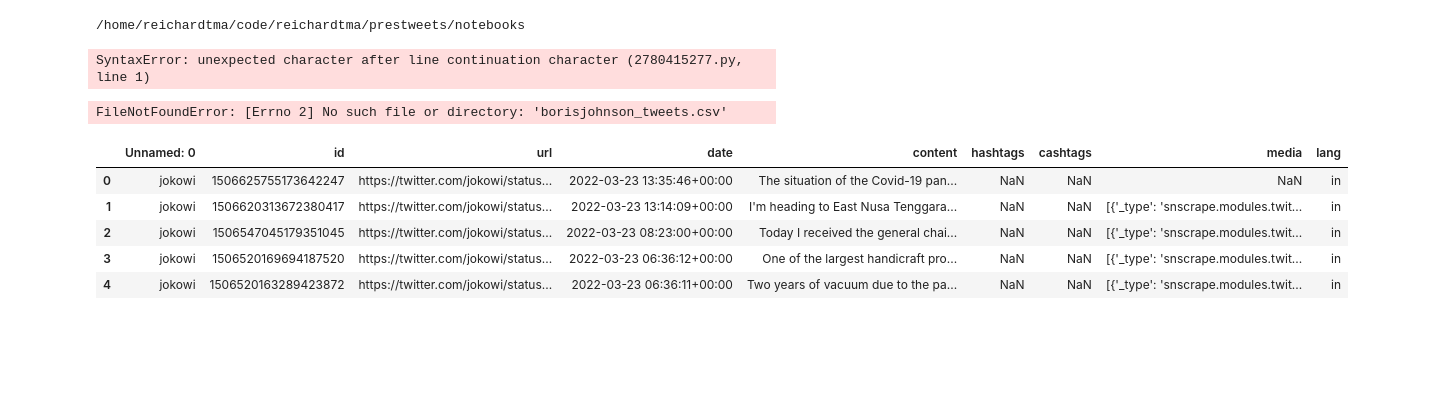
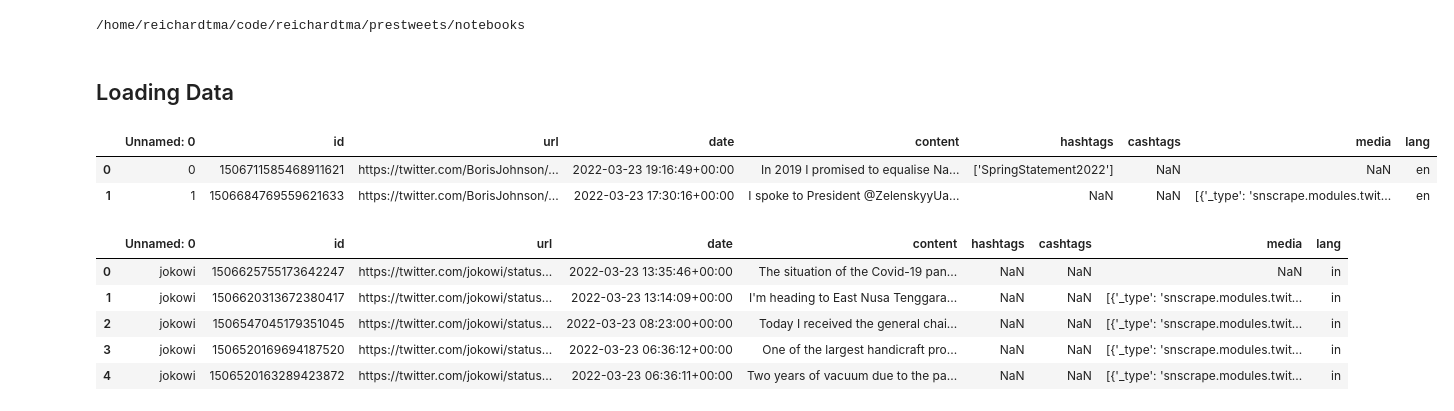
Before and after one commit to reichardtma/prestweets, a Jupyter notebook: notebooks/Data Visualisation-Martin.ipynb, the cells around one changed output. Saved outputs shown, nothing was run; the diff lists cells and outputs as text; code cells hidden in the pictures; blank space fills up the shorter version.

```diff
--- a/notebooks/Data Visualisation-Martin.ipynb
+++ b/notebooks/Data Visualisation-Martin.ipynb
@@ -26,7 +33,5 @@ from bs4 import BeautifulSoup
 print(os.getcwd())
 # %% [output]
 /home/reichardtma/code/reichardtma/prestweets/notebooks
-# %%
-csv_path = os.path.join(\"..\",\"raw_data\")
-# %% [output]
-SyntaxError: unexpected character after line continuation character (2780415277.py, line 1)
+# %% [markdown]
+## Loading Data
@@ -33,17 +40,21 @@ SyntaxError: unexpected character after line continuation character (2780415277.
+# %%
+pd.read_csv(os.path.join(csv_path, 'borisjohnson_tweets.csv')).head(2)
+# %% [output]
+|  | Unnamed: 0 | id | url | date | content | hashtags | cashtags | media | lang |
+| 0 | 0 | 1506711585468911621 | https://twitter.com/BorisJohnson/... | 2022-03-23 19:16:49+00:00 | In 2019 I promised to equalise Na... | ['SpringStatement2022'] | NaN | NaN | en |
+| 1 | 1 | 1506684769559621633 | https://twitter.com/BorisJohnson/... | 2022-03-23 17:30:16+00:00 | I spoke to President @ZelenskyyUa... | NaN | NaN | [{'_type': 'snscrape.modules.twit... | en |
 # %%
-boris = pd.read_csv('borisjohnson_tweets.csv')
-jokowi = pd.read_csv('jokowi_tweets.csv')
+boris = pd.read_csv(os.path.join(csv_path, 'borisjohnson_tweets.csv'))
+jokowi = pd.read_csv(os.path.join(csv_path, 'jokowi_tweets.csv'))
 jokowi['content'] = jokowi['Translation']
 jokowi = jokowi.drop(columns= ['Translation'])
-jb = pd.read_csv('jairbolsonaro_tweets.csv')
+jb = pd.read_csv(os.path.join(csv_path, 'jairbolsonaro_tweets.csv'))
 jb['content'] = jb['Translation']
 jb = jb.drop(columns= ['Translation'])
-macron = pd.read_csv('EmmanuelMacron_tweets.csv')
+macron = pd.read_csv(os.path.join(csv_path, 'EmmanuelMacron_tweets.csv'))
 macron['content'] = macron['Translation']
 macron = macron.drop(columns= ['Translation'])
-cr = pd.read_csv('CyrilRamaphosa_tweets.csv')
+cr = pd.read_csv(os.path.join(csv_path, 'CyrilRamaphosa_tweets.csv'))
-# %% [output]
-FileNotFoundError: [Errno 2] No such file or directory: 'borisjohnson_tweets.csv'
 # %%
 presis = [boris,jokowi,jb,macron,cr]
 presis_name = ['boris','jokowi','jb','macron','cr']
```
Also changed, not shown: parts of 23 cells of this notebook, 1 other file.
